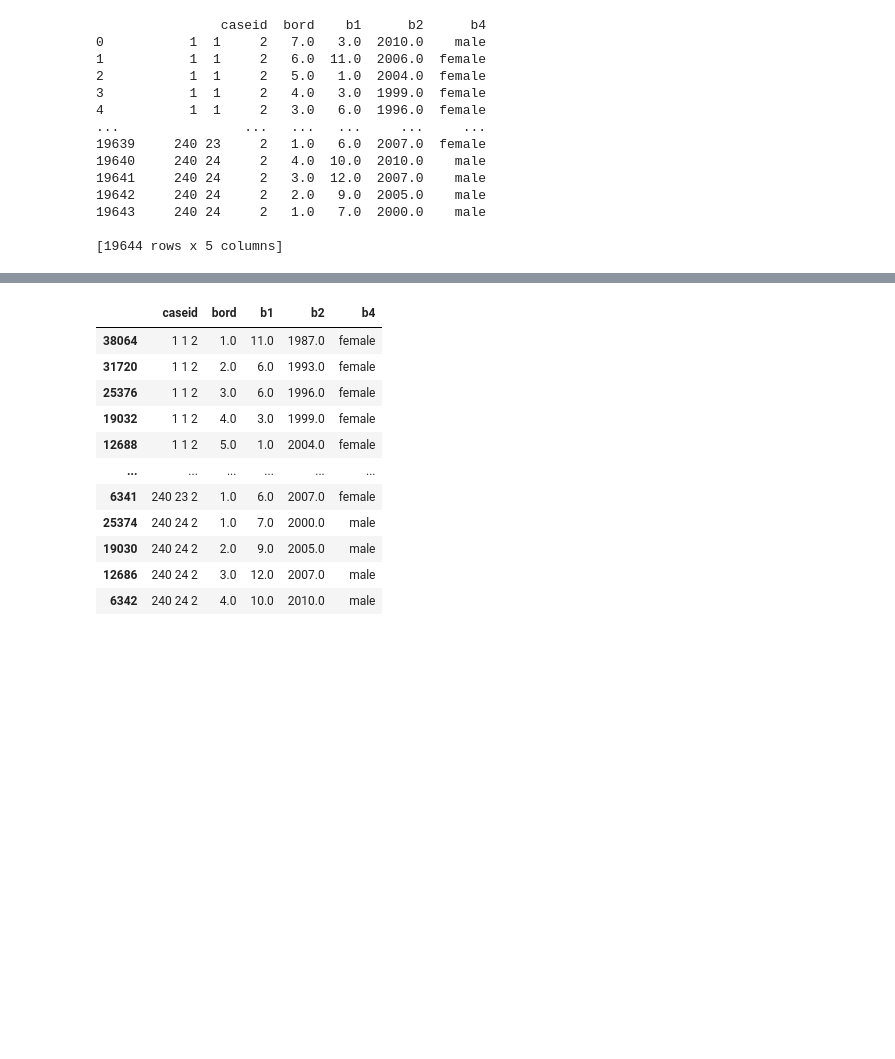
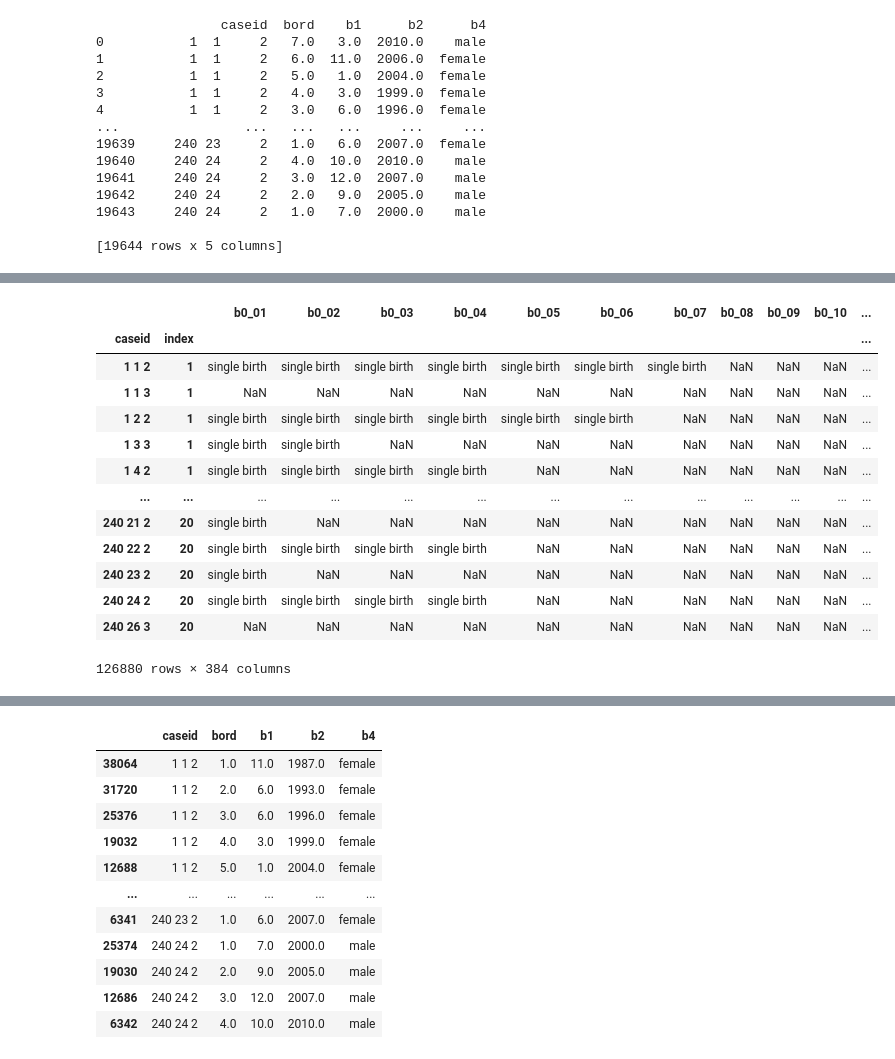
Before and after one commit to alexanderquispe/Diplomado_PUCP, a Jupyter notebook: Lecture_4/Practice4.ipynb, the cells around one changed output, grey strips where cells are left out. Drawn from its saved outputs; the diff is of its cells as text; code cells hidden in the pictures; blank space fills up the shorter version.

```diff
--- a/Lecture_4/Practice4.ipynb
+++ b/Lecture_4/Practice4.ipynb
@@ -166,0 +209,21 @@ reshaped_df_mother.sort_values( ['caseid', 'bord' ] )
+# %%
+# Use pandas wide_to_long function
+df_mother_long = pd.wide_to_long(df_mother, stubnames=['bord', 'b1', 'b2', 'b4'],
+                                 i='caseid', j='index', sep='_', suffix='\\d+')
+# %%
+df_mother_long
+# %% [output]
+|  |  | b0_01 | b0_02 | b0_03 | b0_04 | b0_05 | b0_06 | b0_07 | b0_08 | b0_09 | b0_10 | ... |
+| caseid | index |  |  |  |  |  |  |  |  |  |  | ... |
+| 1 1 2 | 1 | single birth | single birth | single birth | single birth | single birth | single birth | single birth | NaN | NaN | NaN | ... |
+| 1 1 3 | 1 | NaN | NaN | NaN | NaN | NaN | NaN | NaN | NaN | NaN | NaN | ... |
+| 1 2 2 | 1 | single birth | single birth | single birth | single birth | single birth | single birth | NaN | NaN | NaN | NaN | ... |
+| 1 3 3 | 1 | single birth | single birth | NaN | NaN | NaN | NaN | NaN | NaN | NaN | NaN | ... |
+| 1 4 2 | 1 | single birth | single birth | single birth | single birth | NaN | NaN | NaN | NaN | NaN | NaN | ... |
+| ... | ... | ... | ... | ... | ... | ... | ... | ... | ... | ... | ... | ... |
+| 240 21 2 | 20 | single birth | NaN | NaN | NaN | NaN | NaN | NaN | NaN | NaN | NaN | ... |
+| 240 22 2 | 20 | single birth | single birth | single birth | single birth | NaN | NaN | NaN | NaN | NaN | NaN | ... |
+| 240 23 2 | 20 | single birth | NaN | NaN | NaN | NaN | NaN | NaN | NaN | NaN | NaN | ... |
+| 240 24 2 | 20 | single birth | single birth | single birth | single birth | NaN | NaN | NaN | NaN | NaN | NaN | ... |
+| 240 26 3 | 20 | NaN | NaN | NaN | NaN | NaN | NaN | NaN | NaN | NaN | NaN | ... |
+126880 rows × 384 columns
```
Also changed, not shown: parts of 25 cells of this notebook, 3 other files.
